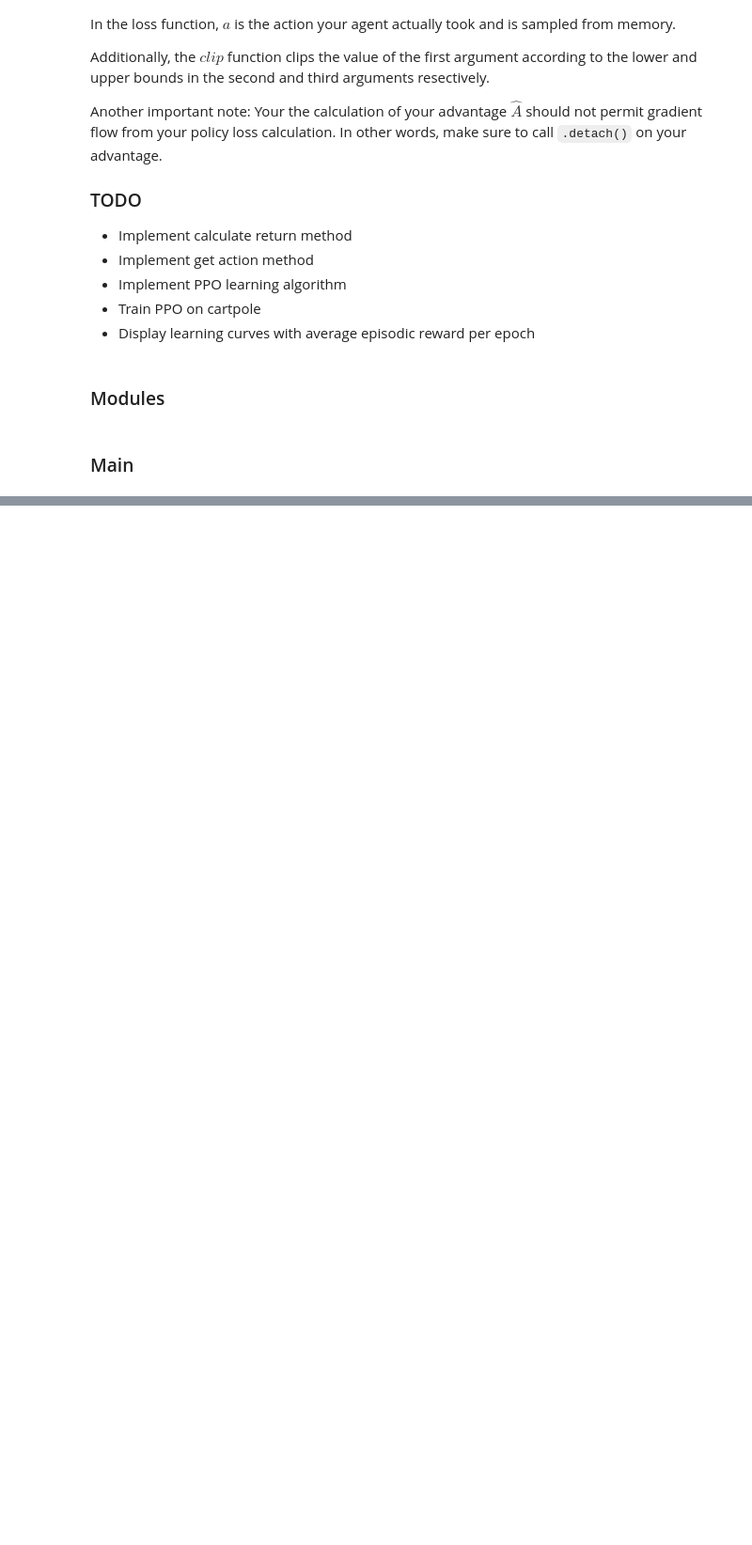
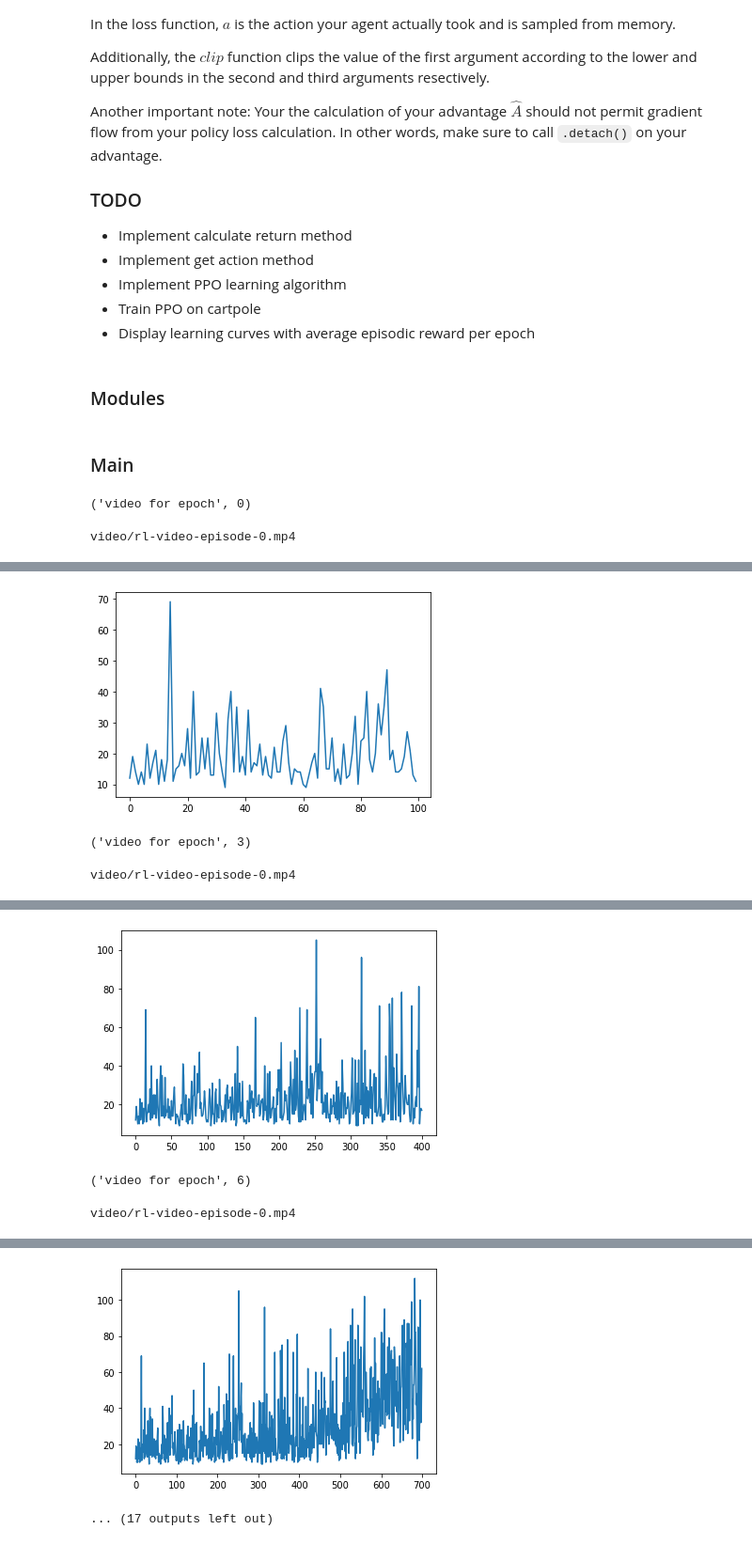
Before and after one commit to jaded0/CartpoleTask, a Jupyter notebook: DL_Lab9.ipynb, the cells around one changed output, grey strips where cells are left out. Shown at 94% size. Saved outputs shown, nothing was run; the diff lists cells and outputs as text; code cells hidden in the pictures; blank space fills up the shorter version.

```diff
--- a/DL_Lab9.ipynb
+++ b/DL_Lab9.ipynb
@@ -604,15 +614,17 @@ def ppo_main():
   lr = 1e-3
   epochs = 20
   env_samples = 100
-  gamma = 0.9
+  gamma = 0.99
   batch_size = 256
   epsilon = 0.2
   policy_epochs = 5
+  vid_frequency = 3
 
   # Init environment
   state_size = 4
   action_size = 2
-  env = gym.make('CartPole-v1')
+  og_env = gym.make('CartPole-v1')
+  clear_video()
 
   # Init networks
   policy_network = PolicyNetwork(state_size, action_size).cuda()
@@ -628,8 +640,6 @@ def ppo_main():
 
     last_epoch = (epoch+1 == epochs)
     # Record the last epoch, not the previous epochs
-    if last_epoch:
-      env = wrap_env(env)
 
     memory = []  # Reset memory every epoch
     rewards = []  # Calculate average episodic reward per epoch
@@ -637,14 +647,22 @@ def ppo_main():
     # Begin experience loop
     for episode in range(env_samples):
 
+      # make sure that video is only taken for the last episode.
+      if (((epoch%vid_frequency == 0) or (last_epoch)) and (episode == env_samples-1)):
+        print(('video for epoch', epoch))
+        env = wrap_env(og_env)
+      else:
+        env = og_env
+
       # Reset environment
       state = env.reset()
       done = False
       rollout = []
       cum_reward = 0  # Track cumulative reward
 
+
       # Begin episode
-      while not done and cum_reward < 200:  # End after 200 steps
+      while not done and cum_reward < 500:  # End after 200 steps
         # Get action
         action, action_dist = get_action_ppo(policy_network, state)
 
@@ -652,33 +670,42 @@ def ppo_main():
         next_state, reward, done, _ = env.step(action)
         # env.render()
 
         # Store step
         rollout.append((state, action, action_dist, reward))
 
         cum_reward += reward
         state = next_state  # Set current state
+        if cum_reward%20 == 0:
+          loop.set_description("Epochs: {} Reward: {} episode: {}/{} cum_reward: {}".format(epoch, results_ppo[-1] if results_ppo else 0, episode, env_samples, '|'+'█'*int(cum_reward//50)+' '*int(10-cum_reward//50)+'|'))
+          loop.update(0)
 
       # Calculate returns and add episode to memory
       memory = calculate_return(memory, rollout, gamma)
 
       rewards.append(cum_reward)
 
     # Train
     dataset = RLDataset(memory)
     loader = DataLoader(dataset, batch_size=batch_size, shuffle=True)
     learn_ppo(optim, policy_network, value_network, loader, epsilon, policy_epochs)
 
     # Print results
     results_ppo.extend(rewards)  # Store rewards for this epoch
     loop.update(1)
     loop.set_description("Epochs: {} Reward: {}".format(epoch, results_ppo[-1]))
-
+    if epoch%vid_frequency == 0:
+      show_video()
+      plt.plot(results_ppo)
+      plt.show()
     env.close()
 
   return results_ppo
 
 results_ppo = ppo_main()
-
-show_video()
 # %% [output]
+('video for epoch', 0)
+video/rl-video-episode-0.mp4
 [interactive output not drawn]
+[figure, added]
+('video for epoch', 3)
+video/rl-video-episode-0.mp4
@@ -684,0 +713,3 @@ show_video()
+[figure, added]
+('video for epoch', 6)
+video/rl-video-episode-0.mp4
@@ -685,3 +717,5 @@ show_video()
+[figure, added]
+... (17 outputs left out)
 # %%
 plt.plot(results_ppo)
 plt.show()
```
Also changed, not shown: parts of 7 cells of this notebook.
